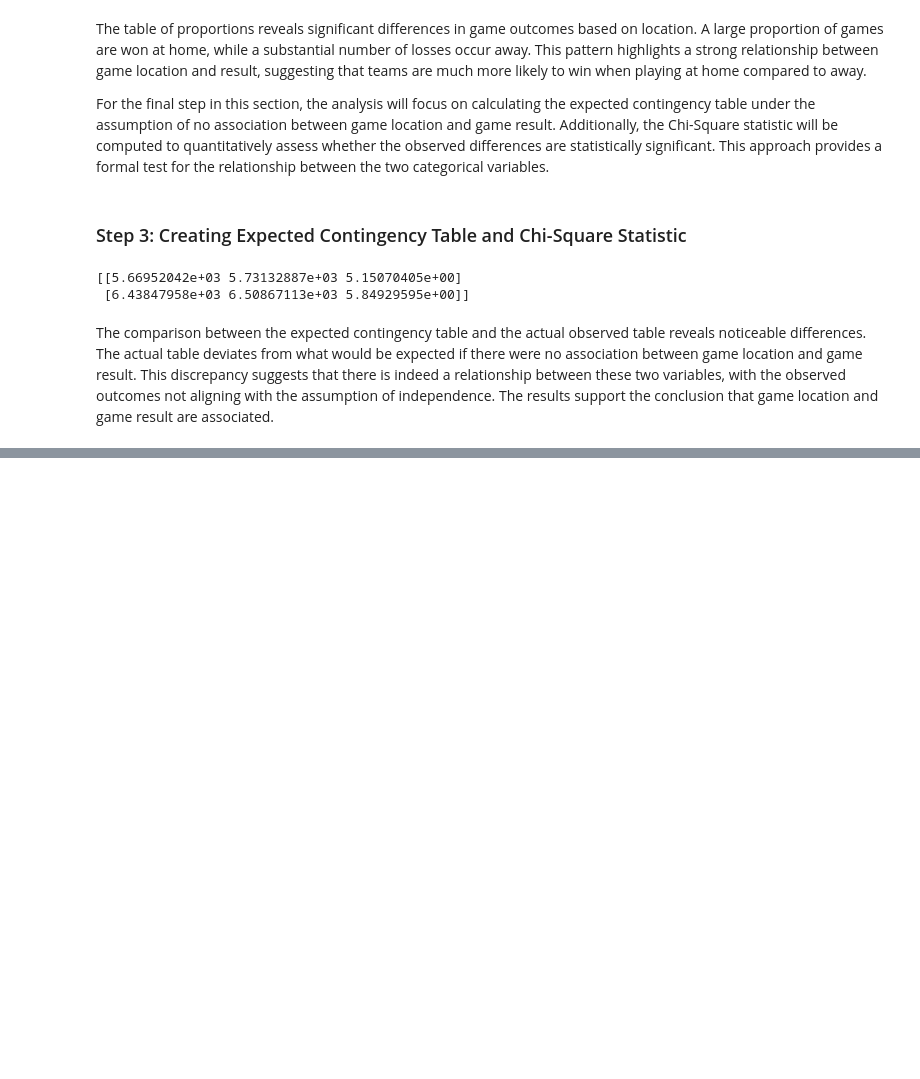
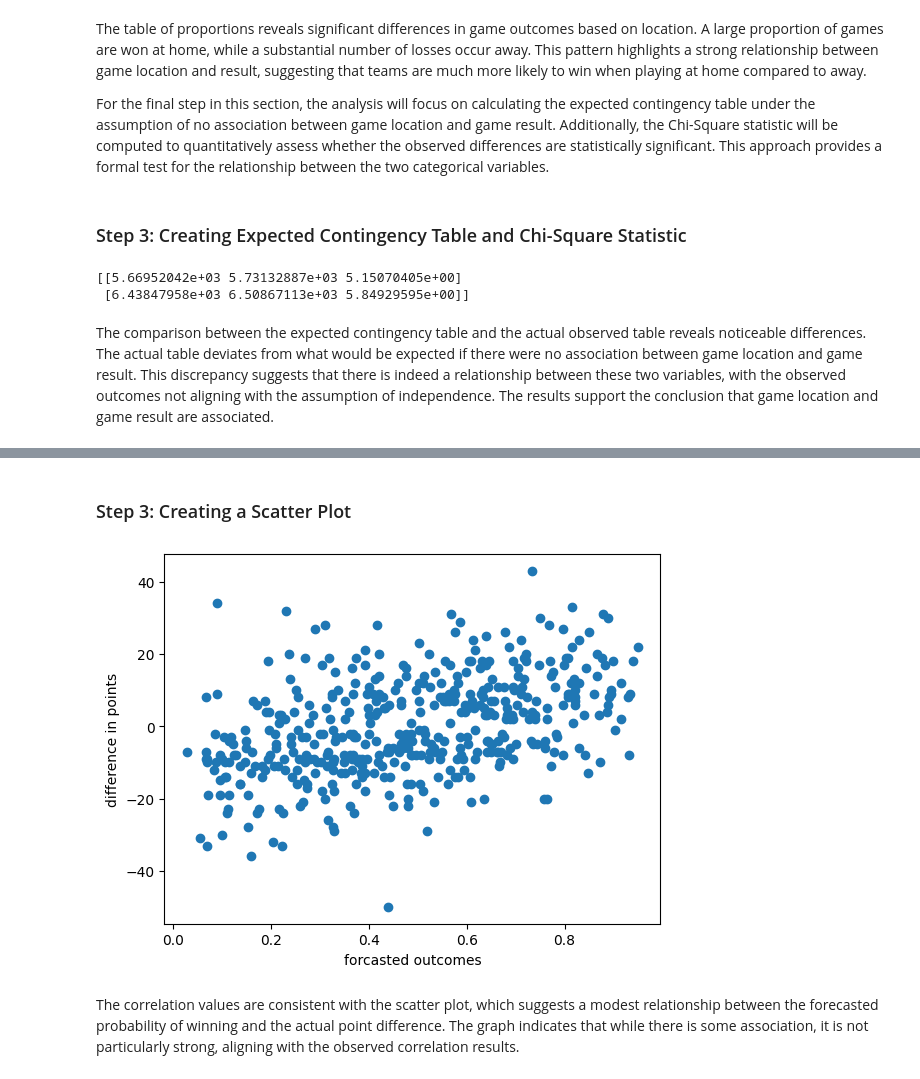
Before and after one commit to MynnTapp/NBA_Trends_Analysis_Jupyter_notebook, a Jupyter notebook: activate_notebook.ipynb, the cells around one changed output, grey strips where cells are left out. Saved outputs shown, nothing was run; the diff lists cells and outputs as text; code cells hidden in the pictures; blank space fills up the shorter version.

```diff
--- a/activate_notebook.ipynb
+++ b/activate_notebook.ipynb
@@ -214,0 +229,11 @@ Analyzing relationships between quantitative variables marks the final stage of
+# %% [markdown]
+### Step 3: Creating a Scatter Plot
+# %%
+plt.scatter(nba_data_2010.forecast, nba_data_2010.point_diff)
+plt.xlabel("forcasted outcomes")
+plt.ylabel("difference in points")
+plt.show()
+# %% [output]
+[figure, added]
+# %% [markdown]
+The correlation values are consistent with the scatter plot, which suggests a modest relationship between the forecasted probability of winning and the actual point difference. The graph indicates that while there is some association, it is not particularly strong, aligning with the observed correlation results.
```
Also changed, not shown: parts of 5 cells of this notebook, 1 other file.
